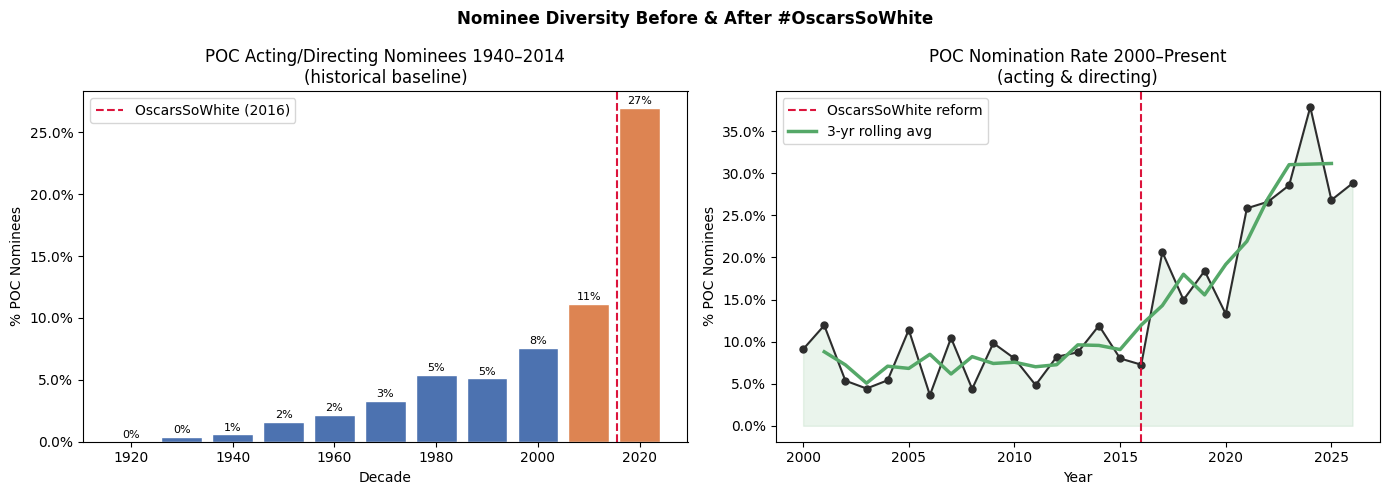
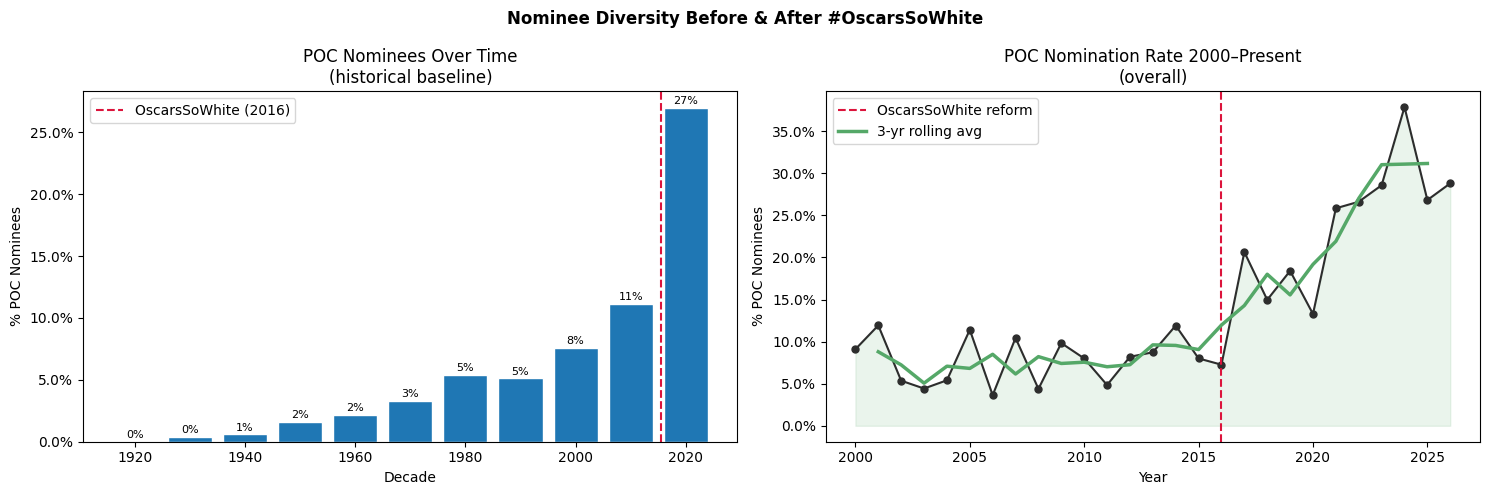
The change to this notebook cell's code, shown as a diff; its figure went from the first image to the second:
--- before
+++ after
@@ -1,4 +1,4 @@
 # -- Nomination diversity trend (NOMINEES) ----------------------
-fig, axes = plt.subplots(1, 2, figsize=(14, 5))
+fig, axes = plt.subplots(1, 2, figsize=(15, 5))
 fig.suptitle('Nominee Diversity Before & After #OscarsSoWhite', fontweight='bold')
 
@@ -12,11 +12,10 @@
 hist['decade'] = hist['decade'].astype(int)
 
-colors = [C['post'] if d >= 2010 else C['pre'] for d in hist['decade']]
-bars = ax.bar(hist['decade'], hist['poc_pct'] * 100, color=colors, width=8, edgecolor='white')
+bars = ax.bar(hist['decade'], hist['poc_pct'] * 100, width=8, edgecolor='white')
 ax.axvline(2015.5, color='crimson', ls='--', lw=1.5, label='OscarsSoWhite (2016)')
 ax.yaxis.set_major_formatter(mticker.PercentFormatter())
 ax.set_xlabel('Decade')
 ax.set_ylabel('% POC Nominees')
-ax.set_title('POC Acting/Directing Nominees 1940–2014\n(historical baseline)')
+ax.set_title('POC Nominees Over Time\n(historical baseline)')
 ax.legend()
 for bar, val in zip(bars, hist['poc_pct']):
@@ -40,9 +39,8 @@
 ax.set_xlabel('Year')
 ax.set_ylabel('% POC Nominees')
-ax.set_title('POC Nomination Rate 2000–Present\n(acting & directing)')
+ax.set_title('POC Nomination Rate 2000–Present\n(overall)')
 ax.legend()
 
 plt.tight_layout()
-plt.savefig(OUT_DIR + 'fig1_nominee_diversity.png', dpi=150, bbox_inches='tight')
 plt.show()
 print('Saved to data_story_outputs/fig1_nominee_diversity.png')

Commit: Pre-presentation updates